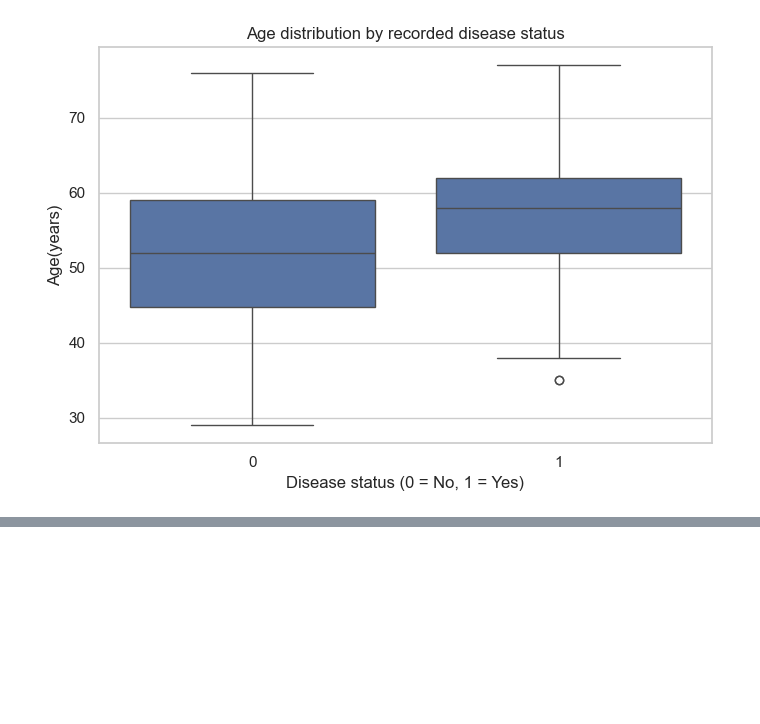
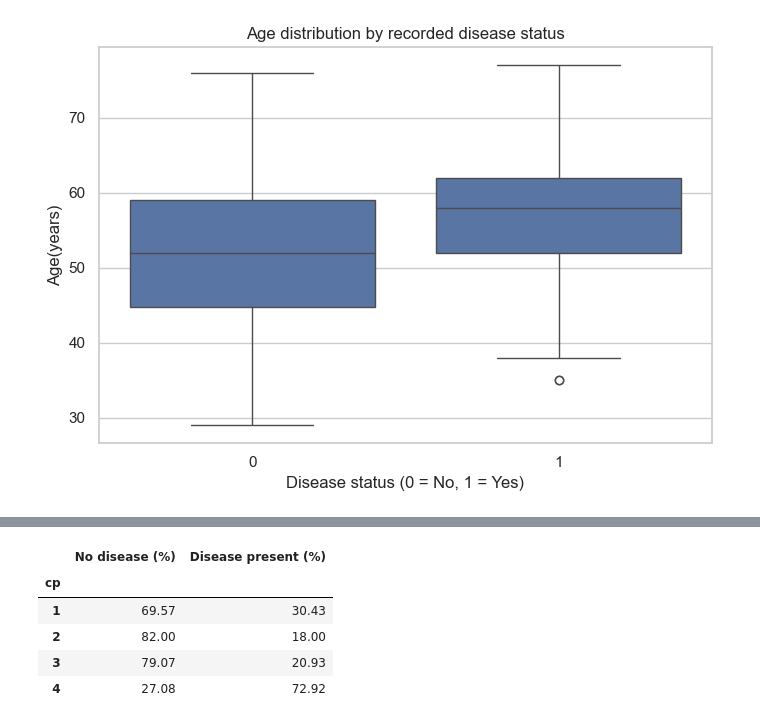
Before and after one commit to divyamohan6388-droid/cardiovascular-risk-prediction, a Jupyter notebook: notebooks/01_dataset_exploration.ipynb, the cells around one changed output, grey strips where cells are left out. Drawn from its saved outputs; the diff is of its cells as text; code cells hidden in the pictures; blank space fills up the shorter version.

```diff
--- a/notebooks/01_dataset_exploration.ipynb
+++ b/notebooks/01_dataset_exploration.ipynb
@@ -283,0 +326,23 @@ plt.show()
+# %%
+# calculating disease status within each chest-pain category
+
+cp_disease_table = pd.crosstab(
+    df["cp"],
+    y_binary if "y_binary" in globals()
+    else (df["num"] > 0).astype(int),
+    normalize="index"
+) * 100
+
+cp_disease_table.columns = [
+    "No disease (%)",
+    "Disease present (%)"
+]
+
+display(cp_disease_table.round(2))
+# %% [output]
+|  | No disease (%) | Disease present (%) |
+| cp |  |  |
+| 1 | 69.57 | 30.43 |
+| 2 | 82.00 | 18.00 |
+| 3 | 79.07 | 20.93 |
+| 4 | 27.08 | 72.92 |
```
Also changed, not shown: parts of 8 cells of this notebook.
